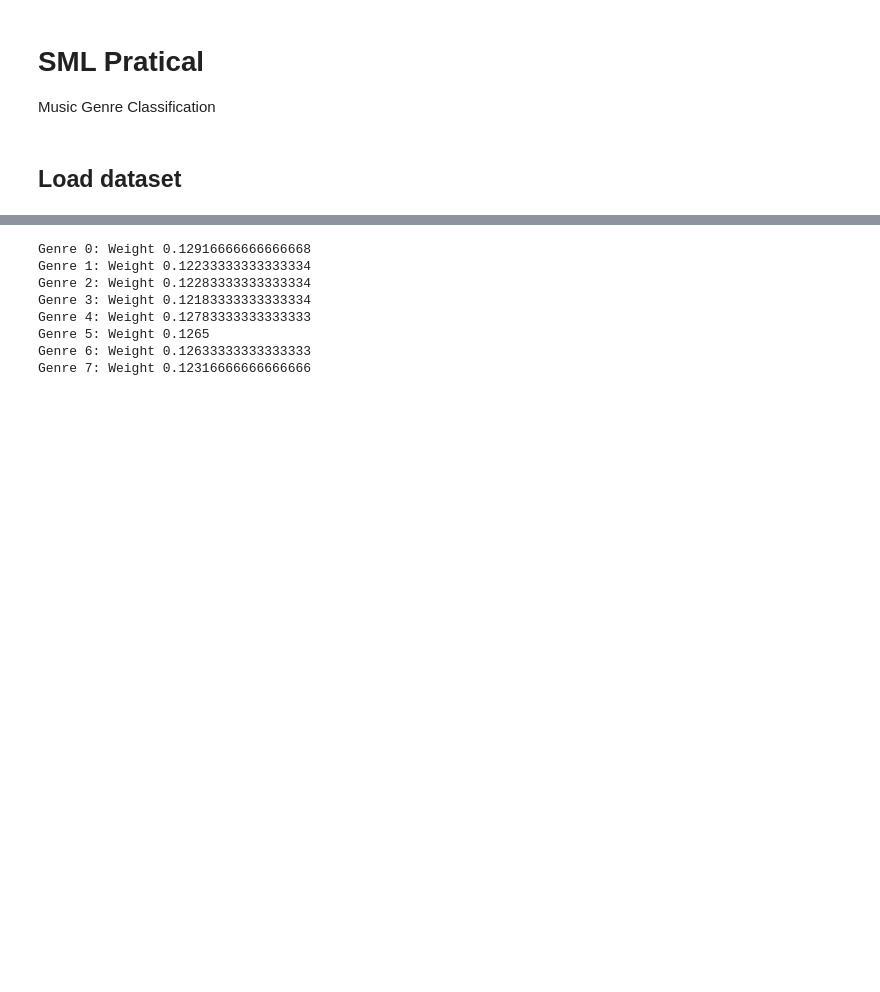
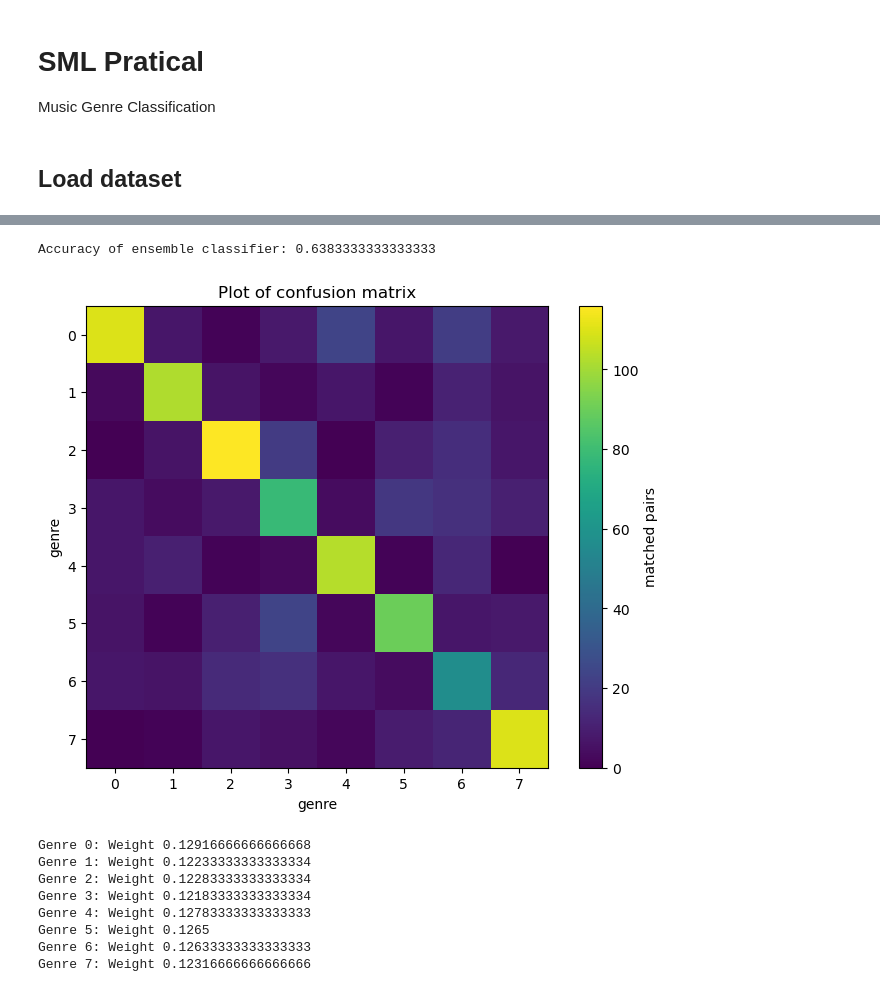
Before and after one commit to Daniel-Lin-S/SML_practical, a Jupyter notebook: AssessedPracticalSamplePythonCode.ipynb, the cells around one changed output, grey strips where cells are left out. Saved outputs shown, nothing was run; the diff lists cells and outputs as text; code cells hidden in the pictures; blank space fills up the shorter version.

Commit message:
Updated ensemble method for SVM

```diff
--- a/AssessedPracticalSamplePythonCode.ipynb
+++ b/AssessedPracticalSamplePythonCode.ipynb
@@ -57,0 +94,17 @@ X_test_scaled = pd.DataFrame(data=scaler.transform(X_test), columns=X.columns)
+# %%
+## boost accuracy of class 6 using a binary SVM focusing on class 6
+from sklearn.ensemble import VotingClassifier, StackingClassifier
+from sklearn.linear_model import LogisticRegression
+
+# model_class6 = SVC(kernel='rbf', probability=True)
+model_class6 = SVC(kernel='rbf', C=2, gamma='scale')
+weights_6 = 0.5 * np.ones(y_train.shape[0])
+weights_6[y_train == 6] = 1.5 # increase weights of samples in class 6
+model_class6.fit(X_train_scaled, y_train, sample_weight=weights_6)
+
+ensemble_classifier = StackingClassifier(estimators=[
+    ('svm_all_class', SVM),
+    ('svm_class_6', model_class6)
+], final_estimator=LogisticRegression())
+
+ensemble_classifier.fit(X_train_scaled, y_train)
@@ -58,3 +122,12 @@ X_test_scaled = pd.DataFrame(data=scaler.transform(X_test), columns=X.columns)
+# %%
+y_pred_ensemble = ensemble_classifier.predict(X_test_scaled)
+accuracy_ensemble = accuracy_score(y_test, y_pred_ensemble)
+print("Accuracy of ensemble classifier:", accuracy_ensemble)
+
+plot_confusion(y_pred_ensemble, y_test)
+# %% [output]
+Accuracy of ensemble classifier: 0.6383333333333333
+[figure, added]
 # %%
 ### check class weights ###
 
```
Also changed, not shown: parts of 9 cells of this notebook, 1 other file.
